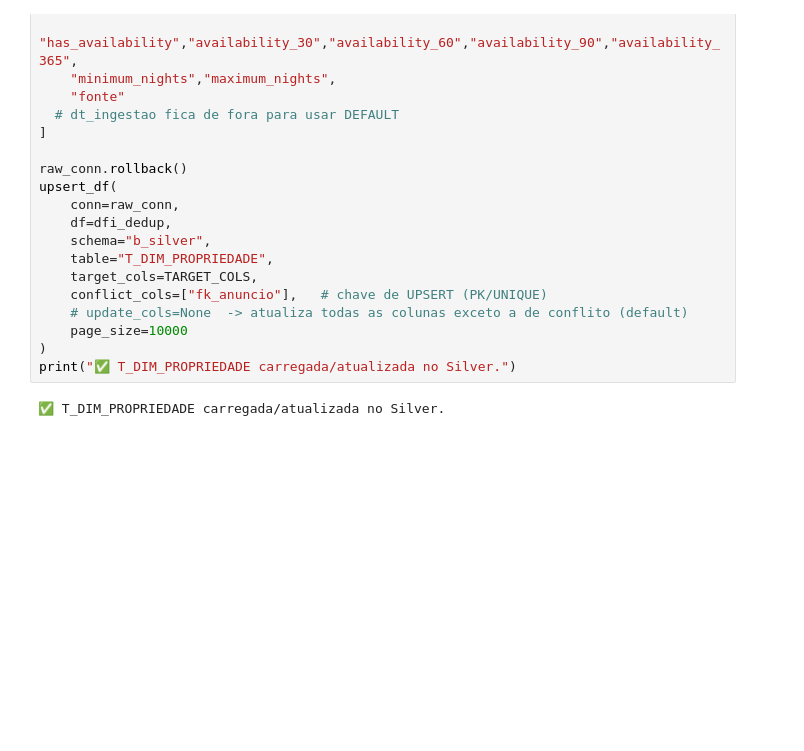
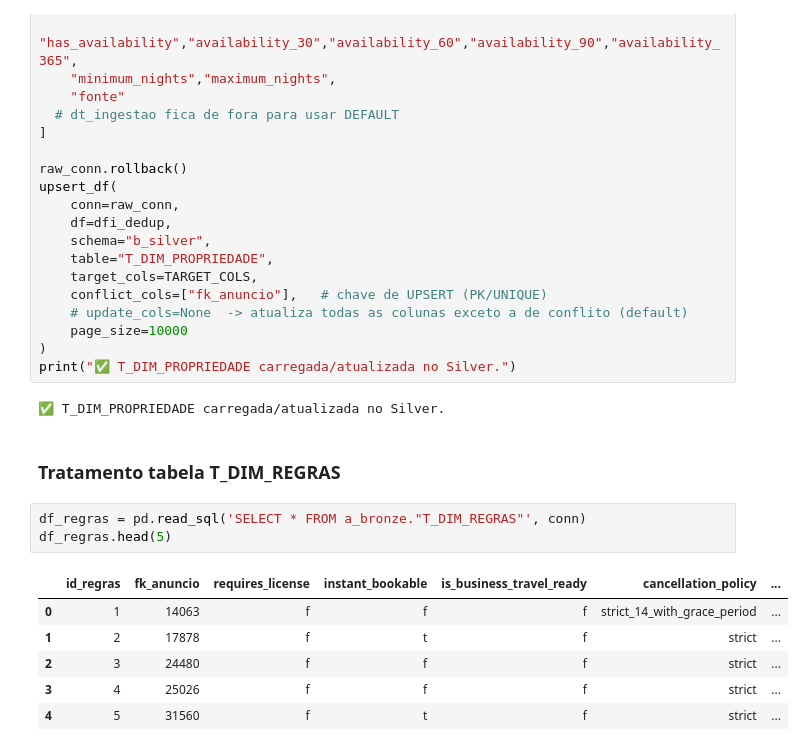
Before and after one commit to JONATHAN-ALMEIDA-MESQUITA/Airbnb-analytics-dw, a Jupyter notebook: notebooks/1_silver_transformations.ipynb, the cells around one changed output. Drawn from its saved outputs; the diff is of its cells as text; blank space fills up the shorter version.

```diff
--- a/notebooks/1_silver_transformations.ipynb
+++ b/notebooks/1_silver_transformations.ipynb
@@ -1243,3 +1243,15 @@ upsert_df(
 print("✅ T_DIM_PROPRIEDADE carregada/atualizada no Silver.")
 # %% [output]
 ✅ T_DIM_PROPRIEDADE carregada/atualizada no Silver.
+# %% [markdown]
+### **Tratamento tabela T_DIM_REGRAS**
+# %%
+df_regras = pd.read_sql('SELECT * FROM a_bronze."T_DIM_REGRAS"', conn)
+df_regras.head(5)
+# %% [output]
+|  | id_regras | fk_anuncio | requires_license | instant_bookable | is_business_travel_ready | cancellation_policy | ... |
+| 0 | 1 | 14063 | f | f | f | strict_14_with_grace_period | ... |
+| 1 | 2 | 17878 | f | t | f | strict | ... |
+| 2 | 3 | 24480 | f | f | f | strict | ... |
+| 3 | 4 | 25026 | f | f | f | strict | ... |
+| 4 | 5 | 31560 | f | t | f | strict | ... |
```
Also changed, not shown: parts of 10 cells of this notebook, 1 other file.
